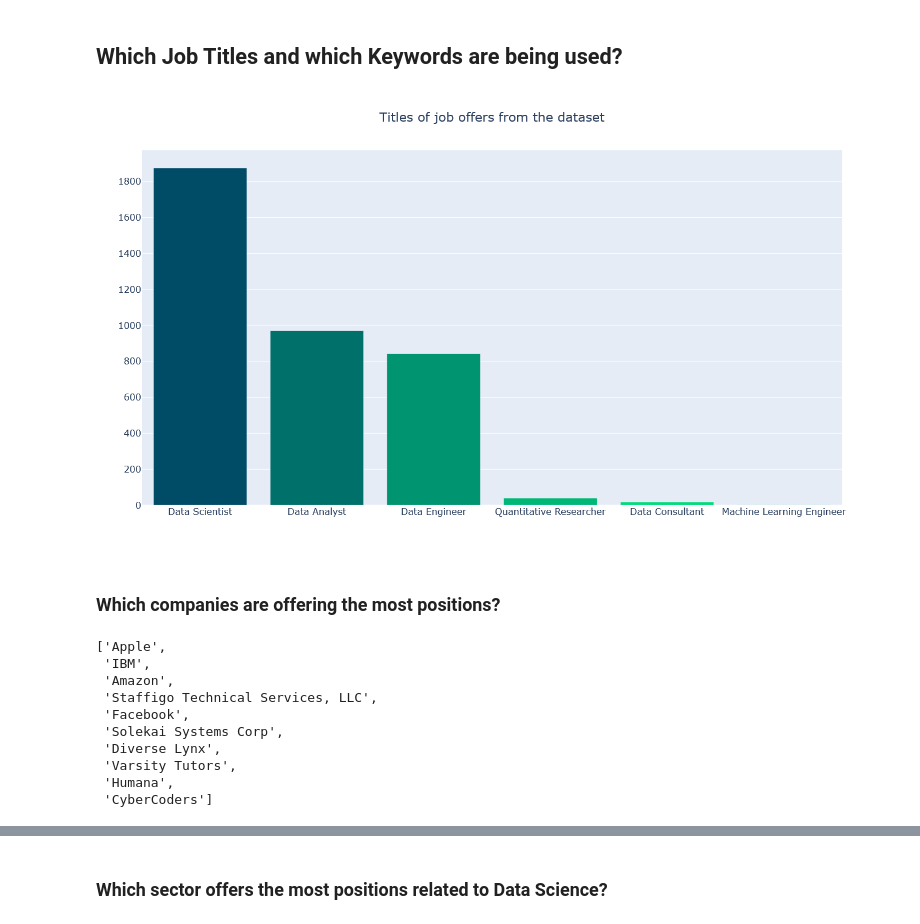
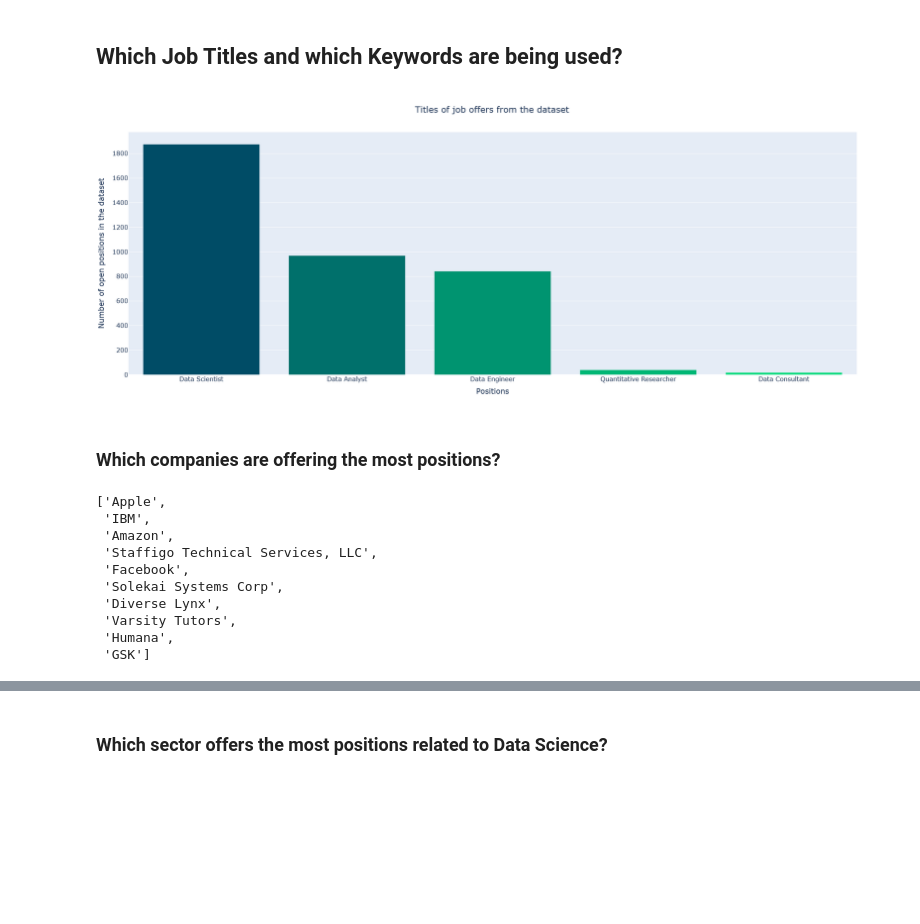
Before and after one commit to gordoaraujo/jobs_data_analysis, a Jupyter notebook: notebooks/Glassdoor Analysis.ipynb, the cells around one changed output, grey strips where cells are left out. Cells and saved outputs as stored; diff of their text form; code cells hidden in the pictures; blank space fills up the shorter version.

```diff
--- a/notebooks/Glassdoor Analysis.ipynb
+++ b/notebooks/Glassdoor Analysis.ipynb
@@ -166,8 +166,7 @@ for job in df["Job Title"]:
     elif "Data" and "Engineer" in jobsplit:
         df.loc[df["Job Title"] == job, "Compare Title"] = "Data Engineer"
 
-    elif "Machine" and "Learning" in jobsplit:
-        df.loc[df["Job Title"] == job, "Compare Title"] = "Machine Learning Engineer"
+
 
     elif "Consultant" in jobsplit:
         df.loc[df["Job Title"] == job, "Compare Title"] = "Data Consultant"
@@ -177,4 +176,7 @@ for job in df["Job Title"]:
 
 df = df[df["Compare Title"] != ""]
 df
+
+'''elif "Machine" and "Learning" in jobsplit:
+        df.loc[df["Job Title"] == job, "Compare Title"] = "Machine Learning Engineer"'''
 # %% [output]
@@ -214,20 +204,20 @@ cmap = plt.cm.colors.LinearSegmentedColormap.from_list('colorset', [start_color,
 # Generate the hex values for the color set
 colors_6 = [plt.cm.colors.rgb2hex(cmap(i)) for i in range(cmap.N)]
 
-def plotlyplot(df,number,title, colors = colors_20):
+def plotlyplot(df,number,title, colors = colors_20, xtitle = "", ytitle = ""):
 
     fig = go.Figure()
     fig.add_trace(go.Bar(x = df[df.columns[0]][:number], y = df[df.columns[1]][:number], marker_color = colors))
 
-    fig.update_layout(font_size = 16, height = 800, width = 1000, title = title, title_x = 0.5)
+    fig.update_layout(font_size = 16, height = 800, width = 1000, title = title, title_x = 0.5, xaxis_title=xtitle, yaxis_title=ytitle)
 
     fig.show()
 
-def plotlyscatter(df,title):
+def plotlyscatter(df,title, xtitle = "", ytitle = ""):
     fig = go.Figure()
     fig.add_trace(go.Scatter(x=df[df.columns[0]], y=df[df.columns[1]], mode='markers', marker_color = colors))
 
-    fig.update_layout(font_size = 16, height = 800, width = 1000, title = title, title_x = 0.5)
+    fig.update_layout(font_size = 16, height = 800, width = 1000, title = title, title_x = 0.5, xaxis_title=xtitle, yaxis_title=ytitle)
 
     fig.show()
 
@@ -270,13 +260,13 @@ df["Easy Apply"] = df["Easy Apply"].apply(lambda x : x if x != "-1" else "Unknow
 # %%
 # Which titles are used for the jobs?
 jobs_names_df = pd.DataFrame(df["Compare Title"].value_counts().reset_index())
 
 jobs_names_df.columns = ["Job Title","Count"]
 jobs_names_df["Job Title"].replace("", np.nan, inplace = True)
 jobs_names_df.dropna(subset = ["Job Title"], inplace = True)
-plotlyplot(jobs_names_df, 10, "Titles of job offers from the dataset", colors = colors_6)
+plotlyplot(jobs_names_df, 10, "Titles of job offers from the dataset", colors = colors_6, xtitle = "Positions", ytitle = "Number of open positions in the dataset")
 # %% [output]
-[figure, old version]
+[figure, new version]
 # %% [markdown]
 ### Which companies are offering the most positions?
 # %%
@@ -300,7 +290,7 @@ top_cpy_list
  'Diverse Lynx',
  'Varsity Tutors',
  'Humana',
- 'CyberCoders']
+ 'GSK']
 # %%
 title_by_company = df_c.groupby(by = ["Company Name", "Compare Title"])["Location"].count().reset_index()
 title_by_company = title_by_company[title_by_company["Company Name"].isin(top_cpy_list)]
```
Also changed, not shown: parts of 14 cells of this notebook, 16 other files.
